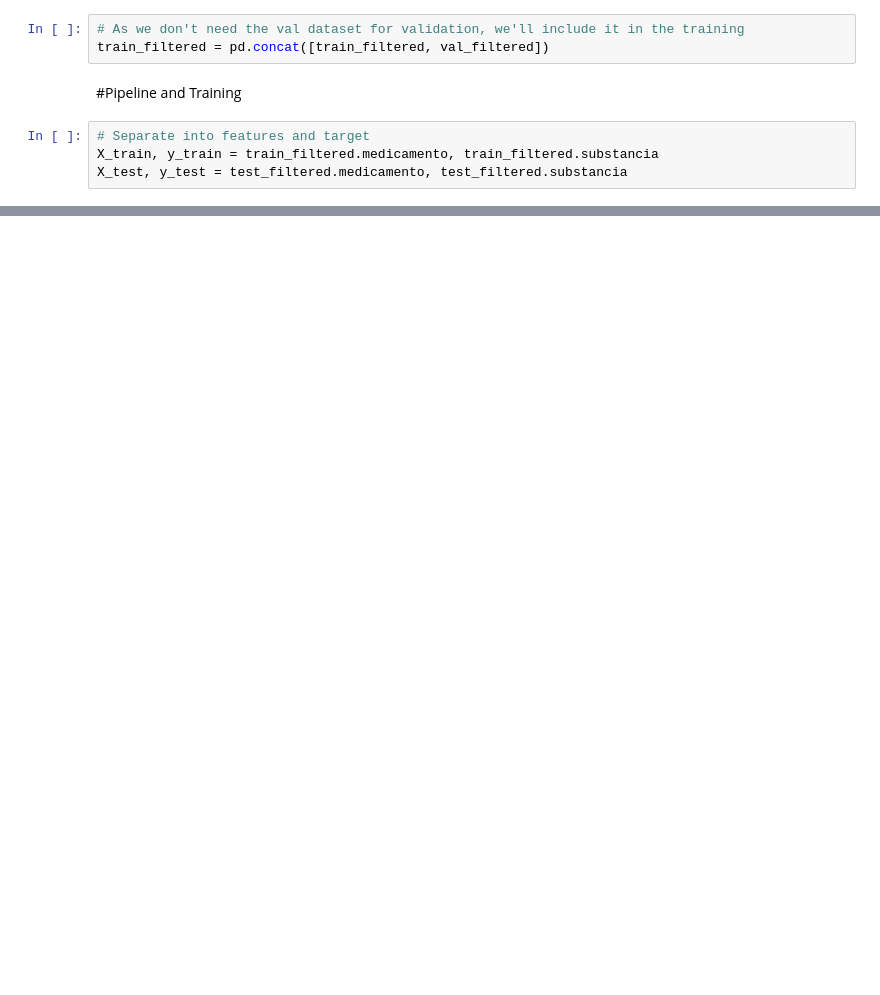
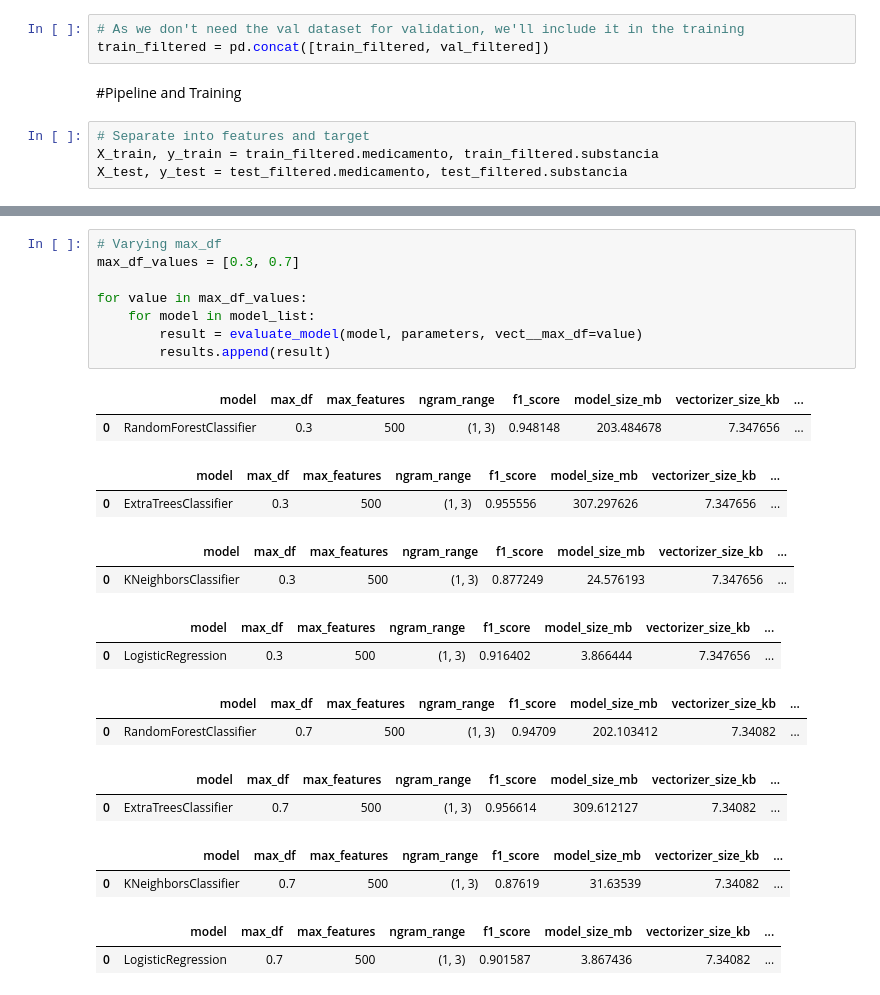
Before and after one commit to noharm-ai/substance-prediction, a Jupyter notebook: notebooks/NoHarm - ML Substancias.ipynb, the cells around one changed output, grey strips where cells are left out. Drawn from its saved outputs; the diff is of its cells as text; blank space fills up the shorter version.

```diff
--- a/notebooks/NoHarm - ML Substancias.ipynb
+++ b/notebooks/NoHarm - ML Substancias.ipynb
@@ -150,0 +263,25 @@ evaluate_model(RandomForestClassifier(n_jobs=-1), parameters)
+# %%
+# Varying max_df
+max_df_values = [0.3, 0.7]
+
+for value in max_df_values:
+    for model in model_list:
+        result = evaluate_model(model, parameters, vect__max_df=value)
+        results.append(result)
+# %% [output]
+|  | model | max_df | max_features | ngram_range | f1_score | model_size_mb | vectorizer_size_kb | ... |
+| 0 | RandomForestClassifier | 0.3 | 500 | (1, 3) | 0.948148 | 203.484678 | 7.347656 | ... |
+|  | model | max_df | max_features | ngram_range | f1_score | model_size_mb | vectorizer_size_kb | ... |
+| 0 | ExtraTreesClassifier | 0.3 | 500 | (1, 3) | 0.955556 | 307.297626 | 7.347656 | ... |
+|  | model | max_df | max_features | ngram_range | f1_score | model_size_mb | vectorizer_size_kb | ... |
+| 0 | KNeighborsClassifier | 0.3 | 500 | (1, 3) | 0.877249 | 24.576193 | 7.347656 | ... |
+|  | model | max_df | max_features | ngram_range | f1_score | model_size_mb | vectorizer_size_kb | ... |
+| 0 | LogisticRegression | 0.3 | 500 | (1, 3) | 0.916402 | 3.866444 | 7.347656 | ... |
+|  | model | max_df | max_features | ngram_range | f1_score | model_size_mb | vectorizer_size_kb | ... |
+| 0 | RandomForestClassifier | 0.7 | 500 | (1, 3) | 0.94709 | 202.103412 | 7.34082 | ... |
+|  | model | max_df | max_features | ngram_range | f1_score | model_size_mb | vectorizer_size_kb | ... |
+| 0 | ExtraTreesClassifier | 0.7 | 500 | (1, 3) | 0.956614 | 309.612127 | 7.34082 | ... |
+|  | model | max_df | max_features | ngram_range | f1_score | model_size_mb | vectorizer_size_kb | ... |
+| 0 | KNeighborsClassifier | 0.7 | 500 | (1, 3) | 0.87619 | 31.63539 | 7.34082 | ... |
+|  | model | max_df | max_features | ngram_range | f1_score | model_size_mb | vectorizer_size_kb | ... |
+| 0 | LogisticRegression | 0.7 | 500 | (1, 3) | 0.901587 | 3.867436 | 7.34082 | ... |
```
Also changed, not shown: parts of 18 cells of this notebook.
